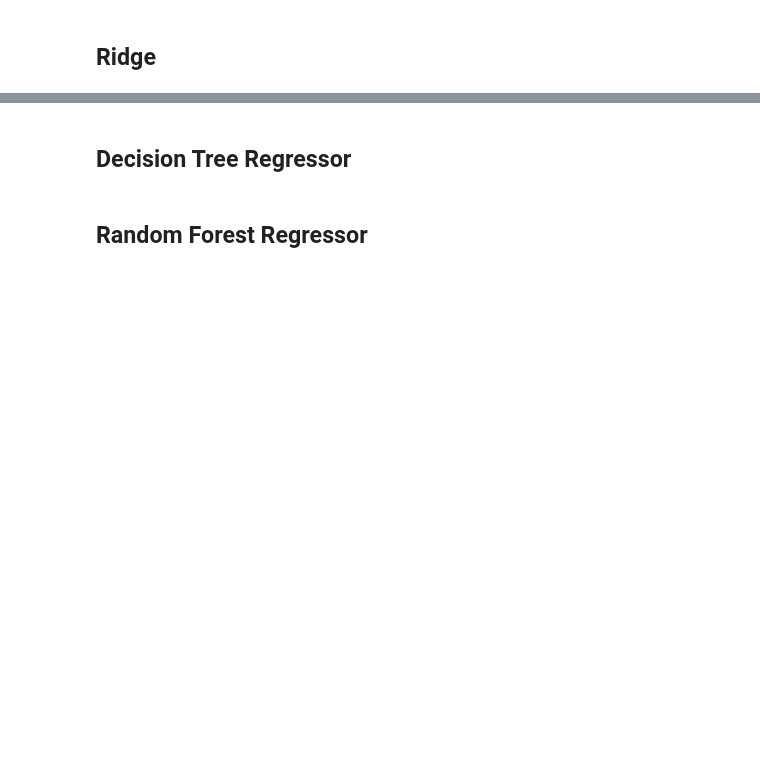
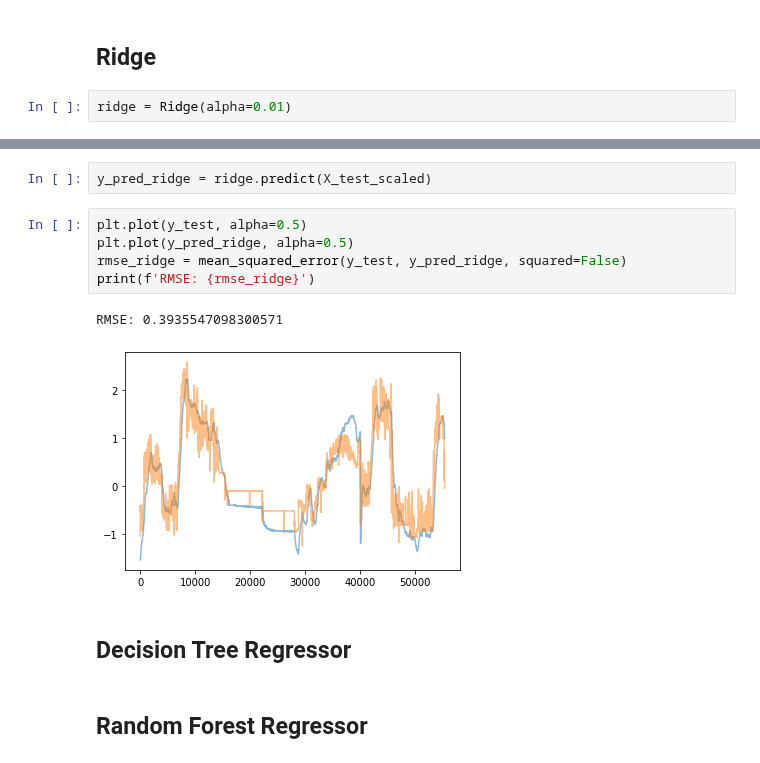
Before and after one commit to prompath/kaggle-electric-motor, a Jupyter notebook: model.ipynb, the cells around one changed output, grey strips where cells are left out. Cells and saved outputs as stored; diff of their text form; blank space fills up the shorter version.

```diff
--- a/model.ipynb
+++ b/model.ipynb
@@ -15,2 +81,4 @@
 # %% [markdown]
 ## Ridge
+# %%
+ridge = Ridge(alpha=0.01)
@@ -17,3 +93,13 @@
+# %%
+y_pred_ridge = ridge.predict(X_test_scaled)
+# %%
+plt.plot(y_test, alpha=0.5)
+plt.plot(y_pred_ridge, alpha=0.5)
+rmse_ridge = mean_squared_error(y_test, y_pred_ridge, squared=False)
+print(f'RMSE: {rmse_ridge}')
+# %% [output]
+RMSE: 0.3935547098300571
+[figure, added]
 # %% [markdown]
 ## Decision Tree Regressor
 # %% [markdown]
```
Also changed, not shown: parts of 20 cells of this notebook, 4 other files.
